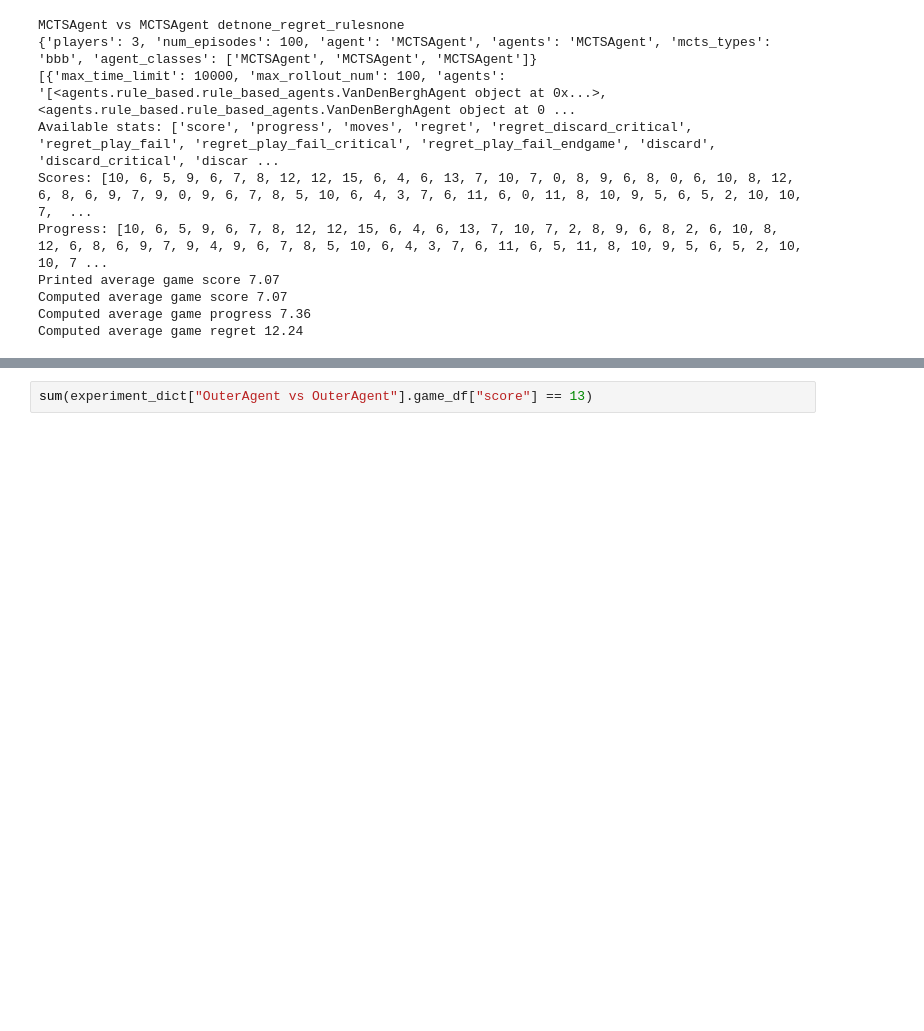
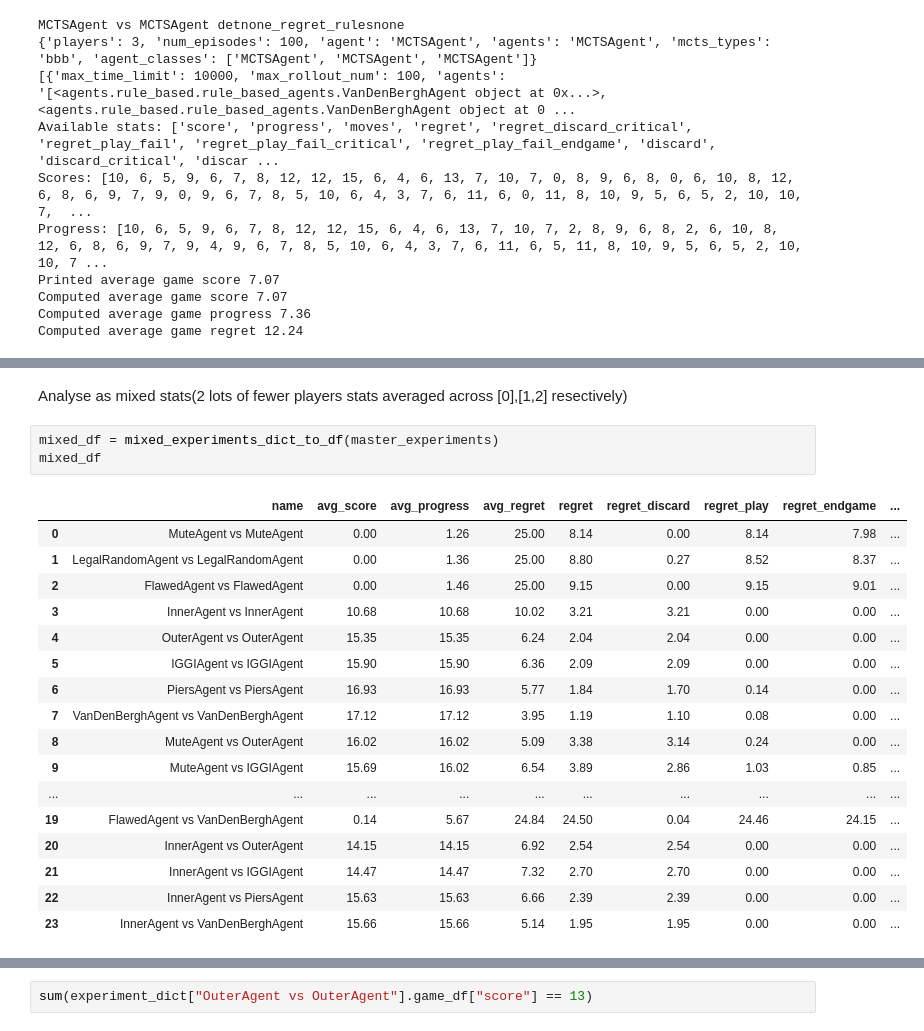
Before and after one commit to MBlogs/mcts-hanabi, a Jupyter notebook: experiments_store/analyse_experiment.ipynb, the cells around one changed output, grey strips where cells are left out. Cells and saved outputs as stored; diff of their text form; blank space fills up the shorter version.

```diff
--- a/experiments_store/analyse_experiment.ipynb
+++ b/experiments_store/analyse_experiment.ipynb
@@ -268,0 +284,23 @@ plot_hist(experiment_dict["OuterAgent vs OuterAgent"].game_df["score"],xlabel="M
+# %% [markdown]
+Analyse as mixed stats(2 lots of fewer players stats averaged across [0],[1,2] resectively)
+# %%
+mixed_df = mixed_experiments_dict_to_df(master_experiments)
+mixed_df
+# %% [output]
+|  | name | avg_score | avg_progress | avg_regret | regret | regret_discard | regret_play | regret_endgame | ... |
+| 0 | MuteAgent vs MuteAgent | 0.00 | 1.26 | 25.00 | 8.14 | 0.00 | 8.14 | 7.98 | ... |
+| 1 | LegalRandomAgent vs LegalRandomAgent | 0.00 | 1.36 | 25.00 | 8.80 | 0.27 | 8.52 | 8.37 | ... |
+| 2 | FlawedAgent vs FlawedAgent | 0.00 | 1.46 | 25.00 | 9.15 | 0.00 | 9.15 | 9.01 | ... |
+| 3 | InnerAgent vs InnerAgent | 10.68 | 10.68 | 10.02 | 3.21 | 3.21 | 0.00 | 0.00 | ... |
+| 4 | OuterAgent vs OuterAgent | 15.35 | 15.35 | 6.24 | 2.04 | 2.04 | 0.00 | 0.00 | ... |
+| 5 | IGGIAgent vs IGGIAgent | 15.90 | 15.90 | 6.36 | 2.09 | 2.09 | 0.00 | 0.00 | ... |
+| 6 | PiersAgent vs PiersAgent | 16.93 | 16.93 | 5.77 | 1.84 | 1.70 | 0.14 | 0.00 | ... |
+| 7 | VanDenBerghAgent vs VanDenBerghAgent | 17.12 | 17.12 | 3.95 | 1.19 | 1.10 | 0.08 | 0.00 | ... |
+| 8 | MuteAgent vs OuterAgent | 16.02 | 16.02 | 5.09 | 3.38 | 3.14 | 0.24 | 0.00 | ... |
+| 9 | MuteAgent vs IGGIAgent | 15.69 | 16.02 | 6.54 | 3.89 | 2.86 | 1.03 | 0.85 | ... |
+| ... | ... | ... | ... | ... | ... | ... | ... | ... | ... |
+| 19 | FlawedAgent vs VanDenBerghAgent | 0.14 | 5.67 | 24.84 | 24.50 | 0.04 | 24.46 | 24.15 | ... |
+| 20 | InnerAgent vs OuterAgent | 14.15 | 14.15 | 6.92 | 2.54 | 2.54 | 0.00 | 0.00 | ... |
+| 21 | InnerAgent vs IGGIAgent | 14.47 | 14.47 | 7.32 | 2.70 | 2.70 | 0.00 | 0.00 | ... |
+| 22 | InnerAgent vs PiersAgent | 15.63 | 15.63 | 6.66 | 2.39 | 2.39 | 0.00 | 0.00 | ... |
+| 23 | InnerAgent vs VanDenBerghAgent | 15.66 | 15.66 | 5.14 | 1.95 | 1.95 | 0.00 | 0.00 | ... |
```
Also changed, not shown: parts of 14 cells of this notebook, 8 other files.
